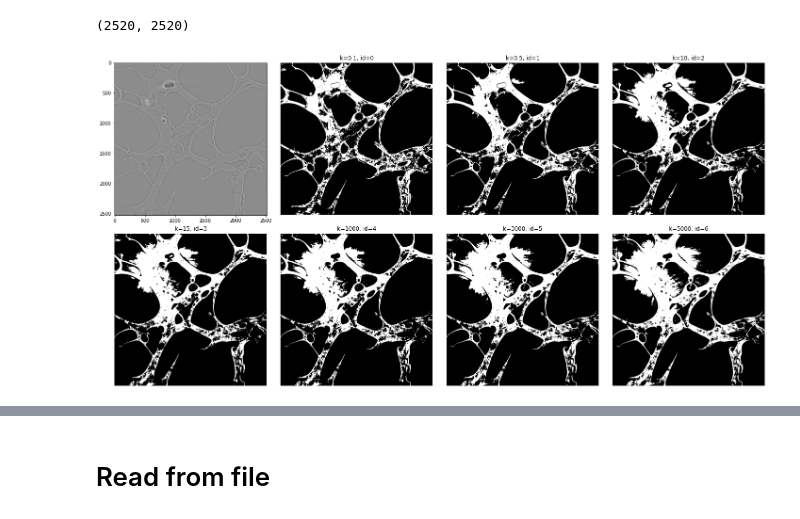
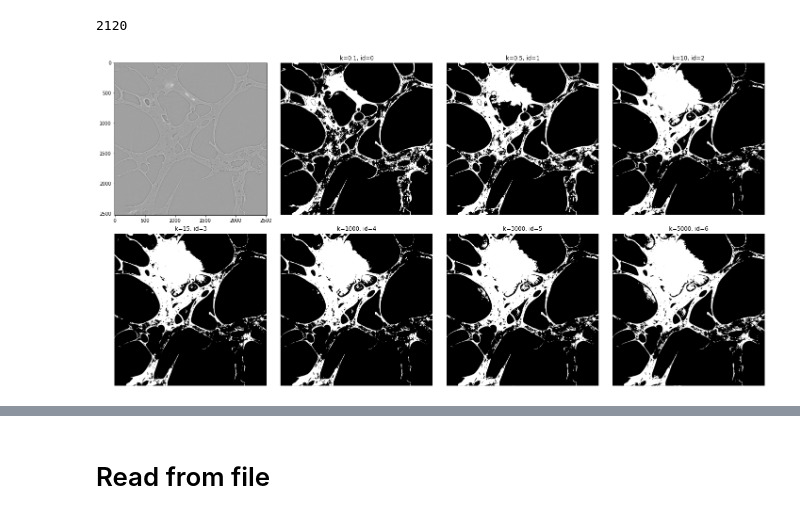
Before and after one commit to ankhafizov/porous_implants, a Jupyter notebook: viewer.ipynb, the cells around one changed output, grey strips where cells are left out. Cells and saved outputs as stored; diff of their text form; code cells hidden in the pictures.

```diff
--- a/viewer.ipynb
+++ b/viewer.ipynb
@@ -22,7 +23,7 @@ def get_img(file_name):
 # %%
 def get_2d_slice(num):
     data_folder = '/nfs/synology-tomodata/external_data/tomo/Diamond/I13'+\
-                    '/2020_02/recon/123495/full_recon/20200206141126_123495/TiffSaver-tomo'
+                    f'/2020_02/recon/{FILE_ID}/full_recon/20200206101055_123493/TiffSaver-tomo'
 
     file_names = Path(data_folder).glob('*.tiff')
     file_names = list(file_names)
@@ -51,43 +48,23 @@ write_dict_to_file(dictionary)
 # %%
 k_dictionary ={}
 # %%
-k_possible_values = [1/10, 1/20, 1/80, 1/100, 1/130, 1/500, 1/300]
+#k_possible_values = [1/10, 1/20, 1/80, 1/100, 1/130, 1/500, 1/300]
 k_possible_values = [1/10, 1/2, 10, 15, 1000, 3000, 5000]
-slice_num = 2110
+slice_num = 2119
 k = k_possible_values[0]
 
 img2d_gray = get_2d_slice(slice_num)
-print(img2d_gray.shape)
 fig, axes = plt.subplots(2, 4, figsize=(20,10))
 
 axes = axes.ravel()
 axes[0].imshow(img2d_gray, cmap='gray')
 
 for i, k in enumerate(k_possible_values):
     axes[i+1].imshow(pc.binarize_slice(img2d_gray, k=k, mu=25e-8), cmap='gray')
     axes[i+1].set_title(f"k={k}, id={i}")
     axes[i+1].axis("off")
 
 plt.tight_layout()
+# %% [output]
+2120
+[figure, added]
-# %%
-#k_possible_values = [1/10, 1/20, 1/80, 1/100, 1/130, 1/500, 1/300]
-k_possible_values = [1/10, 1/2, 10, 15, 1000, 3000, 5000]
-slice_num = 2110
-k = k_possible_values[0]
-
-img2d_gray = get_2d_slice(slice_num)
-print(img2d_gray.shape)
-fig, axes = plt.subplots(2, 4, figsize=(20,10))
-
-axes = axes.ravel()
-axes[0].imshow(img2d_gray, cmap='gray')
-
-for i, k in enumerate(k_possible_values):
-    axes[i+1].imshow(pc.binarize_slice(img2d_gray, k=k, mu=25e-8), cmap='gray')
-    axes[i+1].set_title(f"k={k}, id={i}")
-    axes[i+1].axis("off")
-
-plt.tight_layout()
-# %% [output]
-(2520, 2520)
-[figure, removed]
```
Also changed, not shown: parts of 6 cells of this notebook, 1 other file.
